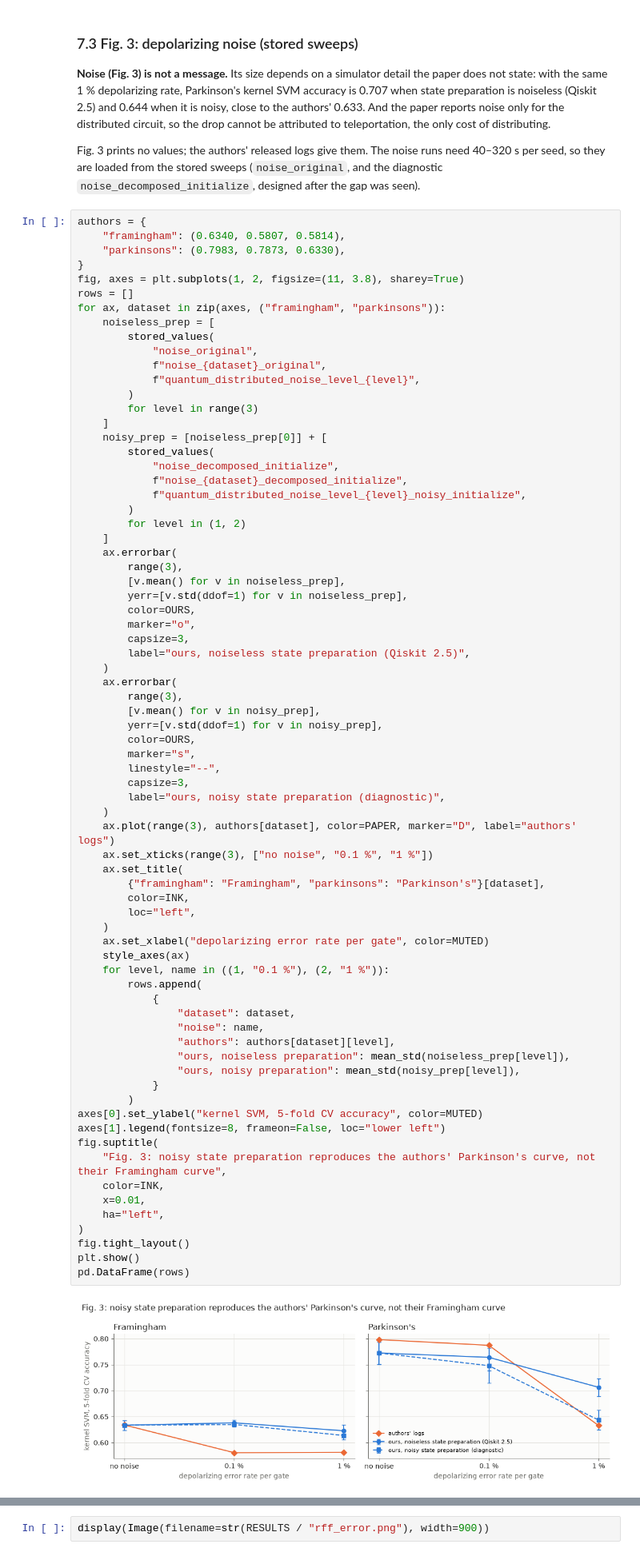
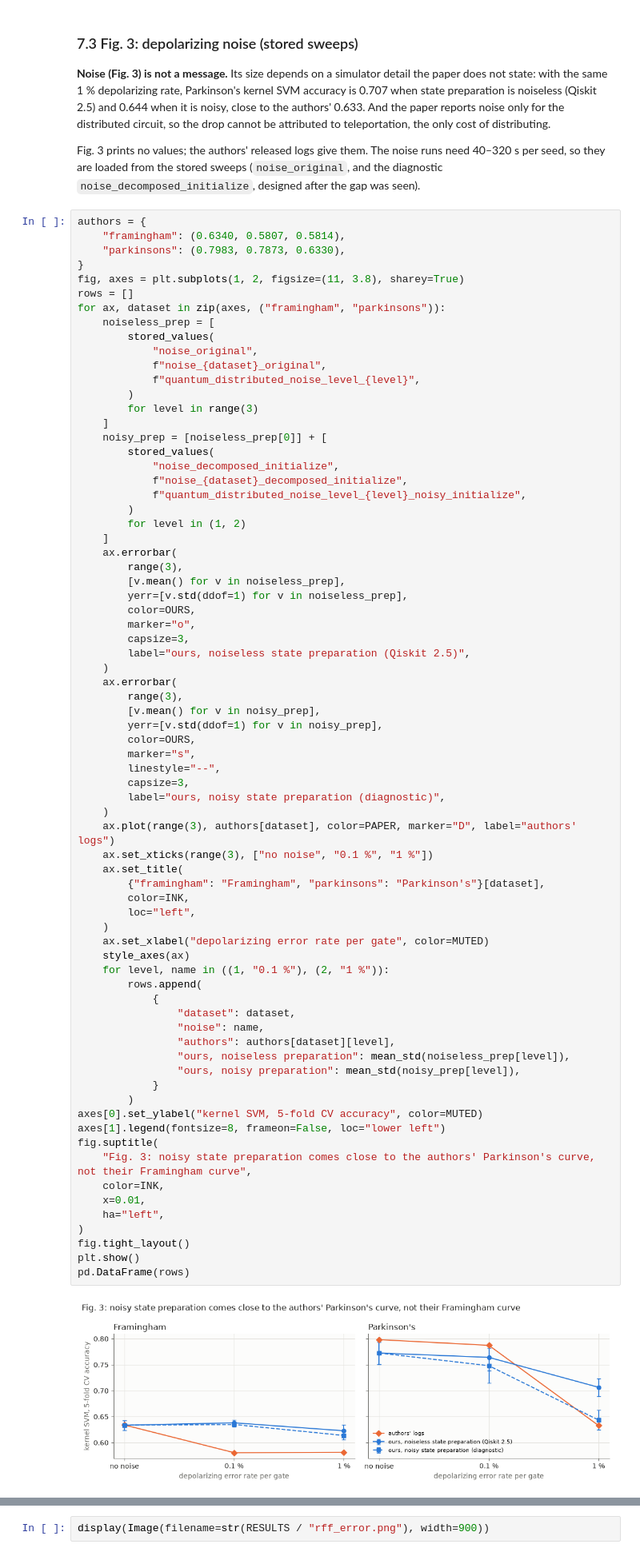
Before and after one commit to jricc/reproduced_papers, a Jupyter notebook: papers/distributed_secure_kernels/notebook.ipynb, the cells around one changed output, grey strips where cells are left out. Shown at 80% size. Drawn from its saved outputs; the diff is of its cells as text.

Commit message:
distributed_secure_kernels: consistency pass (wording, labels, durations), drop paper .gitignore
Co-Authored-By: Claude Opus 5.5 <noreply@anthropic.com>

```diff
--- a/papers/distributed_secure_kernels/notebook.ipynb
+++ b/papers/distributed_secure_kernels/notebook.ipynb
@@ -748,35 +748,35 @@ for ax, dataset in zip(axes, ("framingham", "parkinsons")):
     ax.plot(range(3), authors[dataset], color=PAPER, marker="D", label="authors' logs")
     ax.set_xticks(range(3), ["no noise", "0.1 %", "1 %"])
     ax.set_title(
         {"framingham": "Framingham", "parkinsons": "Parkinson's"}[dataset],
         color=INK,
         loc="left",
     )
     ax.set_xlabel("depolarizing error rate per gate", color=MUTED)
     style_axes(ax)
     for level, name in ((1, "0.1 %"), (2, "1 %")):
         rows.append(
             {
                 "dataset": dataset,
                 "noise": name,
                 "authors": authors[dataset][level],
                 "ours, noiseless preparation": mean_std(noiseless_prep[level]),
                 "ours, noisy preparation": mean_std(noisy_prep[level]),
             }
         )
 axes[0].set_ylabel("kernel SVM, 5-fold CV accuracy", color=MUTED)
 axes[1].legend(fontsize=8, frameon=False, loc="lower left")
 fig.suptitle(
-    "Fig. 3: noisy state preparation reproduces the authors' Parkinson's curve, not their Framingham curve",
+    "Fig. 3: noisy state preparation comes close to the authors' Parkinson's curve, not their Framingham curve",
     color=INK,
     x=0.01,
     ha="left",
 )
 fig.tight_layout()
 plt.show()
 pd.DataFrame(rows)
 # %% [output]
-[figure, old version]
+[figure, new version]
 |  | dataset | noise | authors | ours, noiseless preparation | ours, noisy preparation |
 | 0 | framingham | 0.1 % | 0.5807 | 0.6382 ± 0.0054 | 0.6349 ± 0.0045 |
 | 1 | framingham | 1 % | 0.5814 | 0.6228 ± 0.0114 | 0.6138 ± 0.0076 |
```
Also changed, not shown: parts of 12 cells of this notebook, 18 other files.
